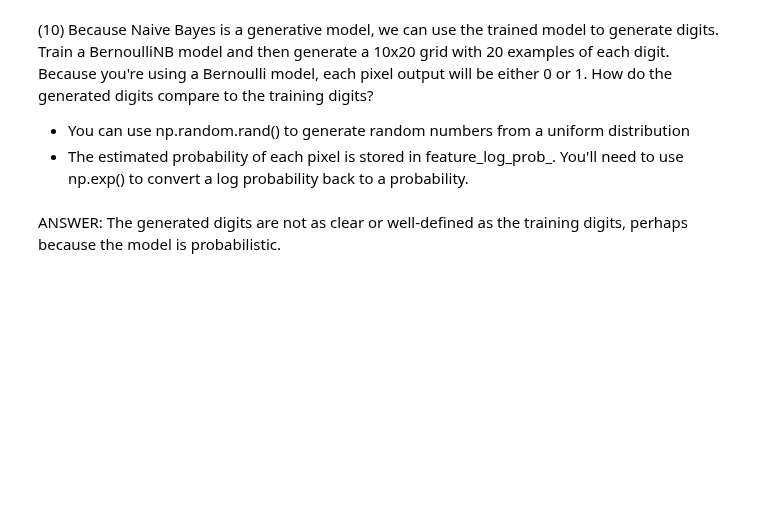
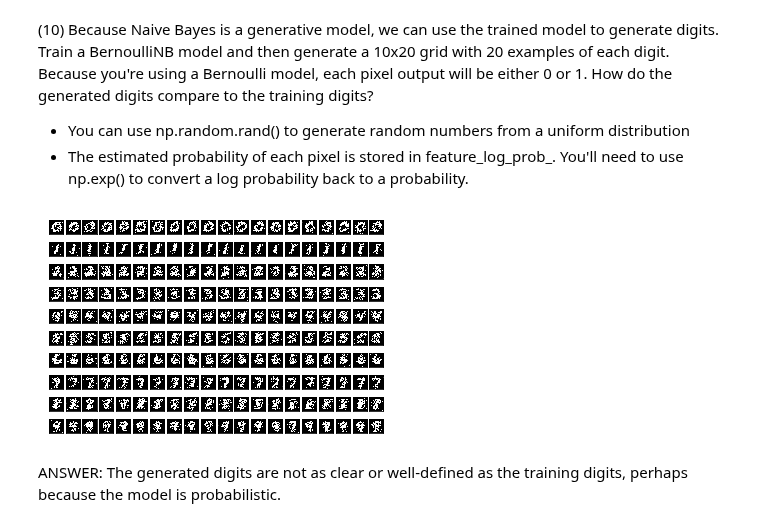
Before and after one commit to dan55/machine_learning, a Jupyter notebook: daniel_elkin_p1.ipynb, the cells around one changed output. Drawn from its saved outputs; the diff is of its cells as text; code cells hidden in the pictures; blank space fills up the shorter version.

```diff
--- a/daniel_elkin_p1.ipynb
+++ b/daniel_elkin_p1.ipynb
@@ -686,34 +693,36 @@ def P10(num_examples):
     # convert log probabilities to probobalities
     pixel_probs = np.exp(nb.feature_log_prob_)
 
     # generate a 10 x 20 grid showing images created from the
     # probabilities in the Bernoulli model
     num_digits = 10
     for i in range(num_digits):
 
         # the probability of each pixel being 'on' for this digit
         pixel_probs_for_digit = pixel_probs[i]
 
         for j in range(num_examples):
 
             # simulate draws using the distribution by comparing the pixel
             # probs to a random number between 0 or 1
             # https://stats.stackexchange.com/a/240339
             random = np.random.rand(784)
-            generated_img = img_probs > random
+            generated_img = pixel_probs_for_digit > random
 
             # Alternate approach: https://stackoverflow.com/a/36398896/6781104
             #generated_img = np.random.binomial(1, p=pixel_probs[i])
 
             # display the image
             img_num = (i * num_examples) + (j + 1)
             plt.subplot(num_digits, num_examples, img_num)
             plt.imshow(generated_img.reshape(28,28))
             plt.xticks([]); plt.yticks([])
 
 ### STUDENT END ###
 
 P10(20)
+# %% [output]
+[figure, added]
 # %% [markdown]
 ANSWER: The generated digits are not as clear or well-defined as the training digits, perhaps because the model is probabilistic.
 # %% [markdown]
```
Also changed, not shown: parts of 6 cells of this notebook.
